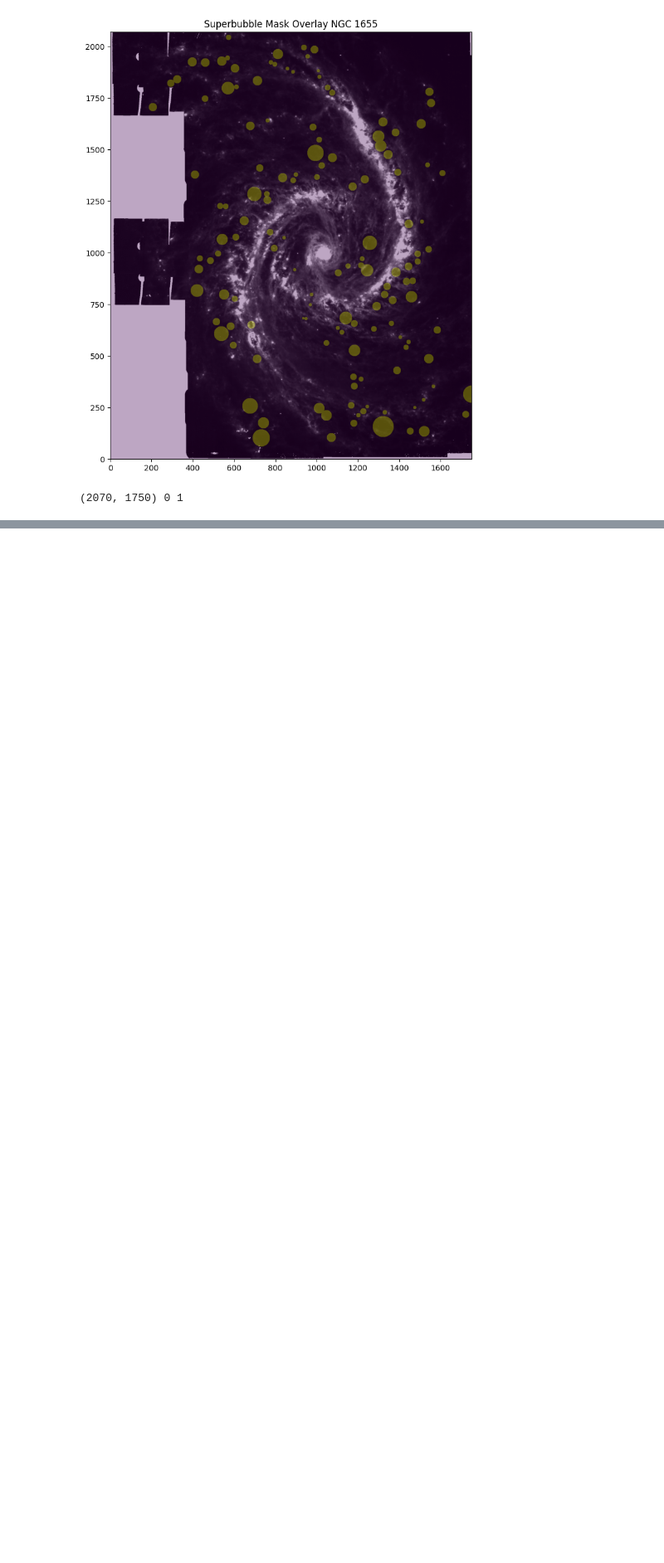
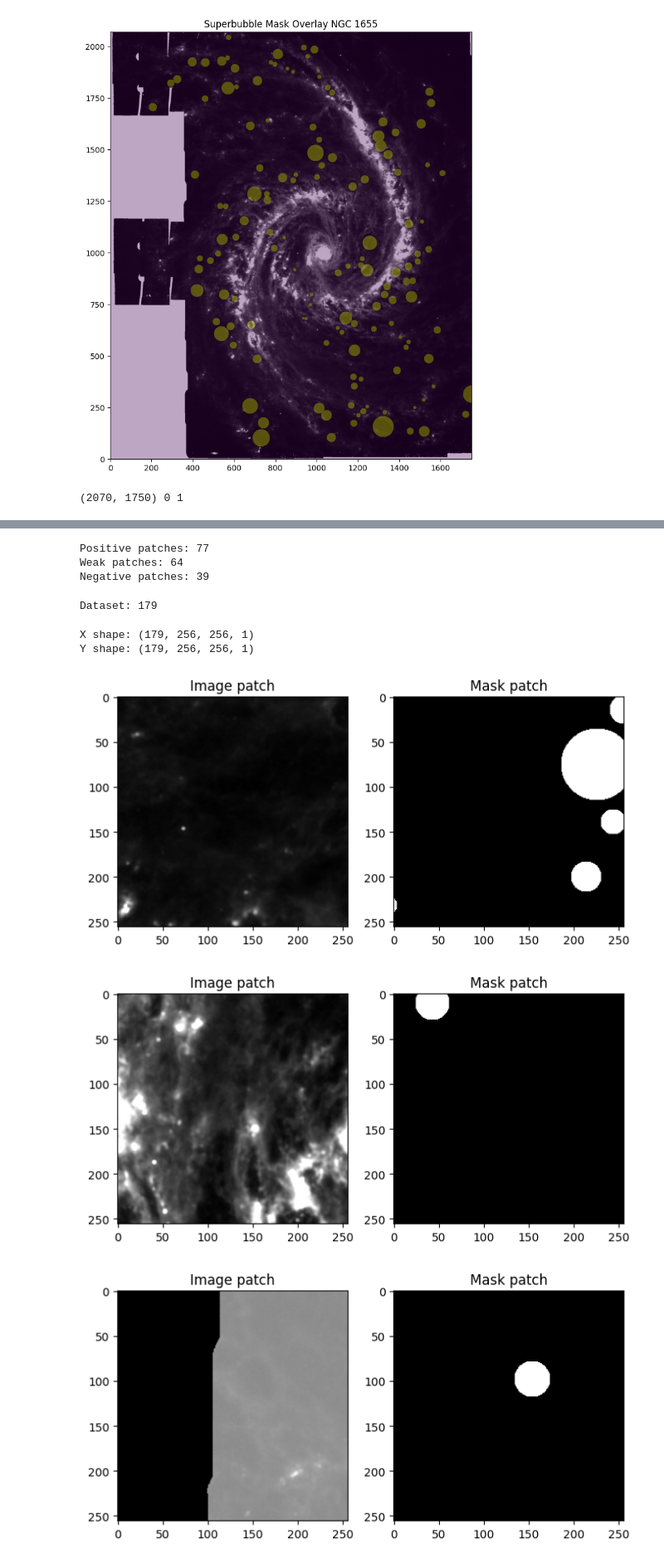
Before and after one commit to shailaja-mahara/bubbleDetection, a Jupyter notebook: notebooks/ngc1566on-training2.ipynb, the cells around one changed output, grey strips where cells are left out. Shown at 83% size. Cells and saved outputs as stored; diff of their text form; code cells hidden in the pictures; blank space fills up the shorter version.

Commit message:
(add): patch maker on ngc1566

```diff
--- a/notebooks/ngc1566on-training2.ipynb
+++ b/notebooks/ngc1566on-training2.ipynb
@@ -255,0 +333,64 @@ print(loaded.shape, loaded.min(), loaded.max())
+# %%
+np.random.seed(42)
+
+pos, weak, neg = extract_patches(image, mask, patch_size=PATCH_SIZE, stride=STRIDE, low_threshold=LOW_THRESHOLD, high_threshold=HIGH_THRESHOLD)
+
+print(f"Positive patches: {len(pos)}")
+print(f"Weak patches: {len(weak)}")
+print(f"Negative patches: {len(neg)}")
+# %% [output]
+Positive patches: 77
+Weak patches: 64
+Negative patches: 39
+# %%
+np.random.shuffle(pos)
+np.random.shuffle(weak)
+np.random.shuffle(neg)
+
+n_strong = len(pos)
+n_weak = min(len(weak), n_strong)
+n_neg = min(len(neg), n_strong // 2)
+
+dataset = pos + weak[:n_weak] + neg[:n_neg]
+
+np.random.shuffle(dataset)
+
+print(f"Dataset: {len(dataset)}")
+# %% [output]
+Dataset: 179
+# %%
+X = np.array([d[0] for d in dataset], dtype=np.float32)
+Y = np.array([d[1] for d in dataset], dtype=np.float32)
+
+# Adding channel dimension for CNN
+X = X[..., np.newaxis]
+Y = Y[..., np.newaxis]
+
+print("X shape:", X.shape)
+print("Y shape:", Y.shape)
+
+assert X.shape == Y.shape
+assert X.ndim == 4
+assert Y.ndim == 4
+# %% [output]
+X shape: (179, 256, 256, 1)
+Y shape: (179, 256, 256, 1)
+# %%
+# sanity check
+
+for i in range(10):
+    plt.figure(figsize=(8,4))
+
+    plt.subplot(1,2,1)
+    plt.imshow(X[i].squeeze(), cmap="gray")
+    plt.title("Image patch")
+
+    plt.subplot(1,2,2)
+    plt.imshow(Y[i].squeeze(), cmap="gray")
+    plt.title("Mask patch")
+
+    plt.show()
+# %% [output]
+[figure, added]
+[figure, added]
+[figure, added]
```
Also changed, not shown: parts of 10 cells of this notebook, 2 other files.
